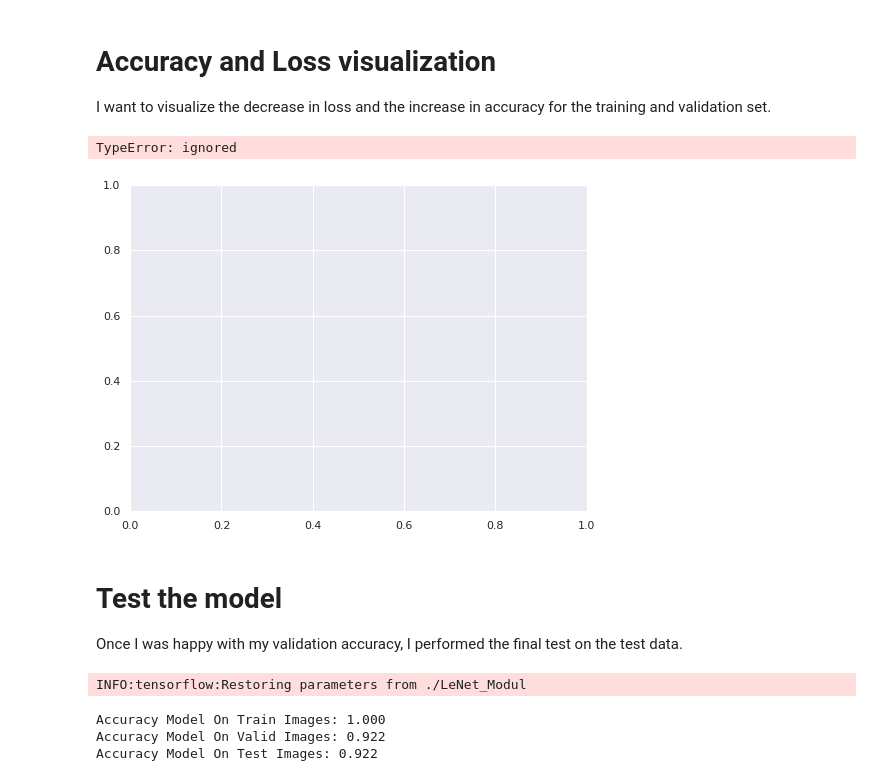
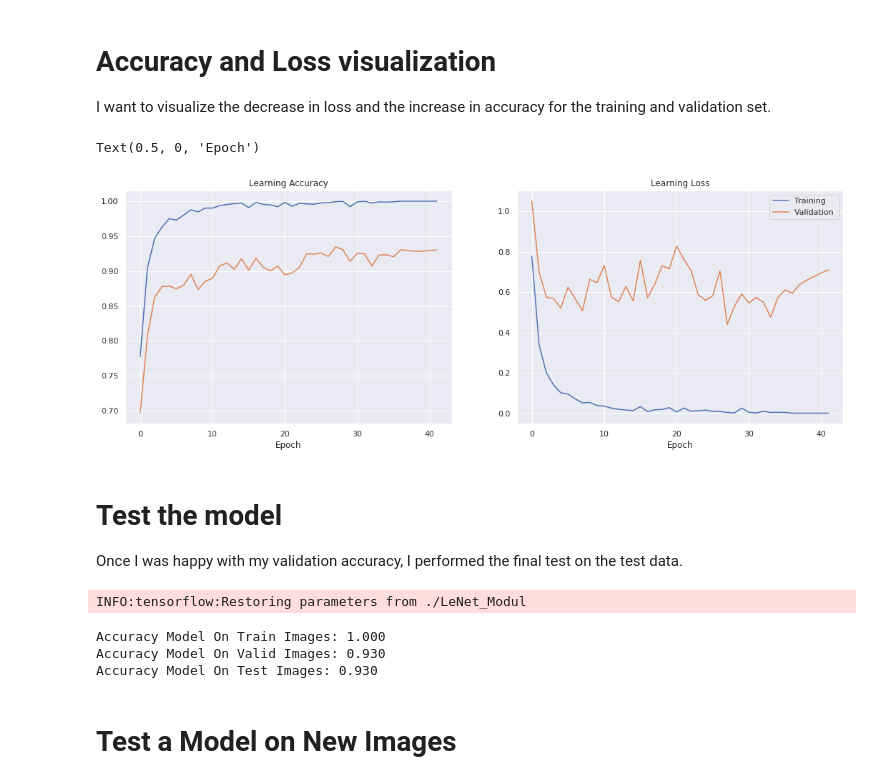
Before and after one commit to oussama95boussaid/Traffic-Sign-Recognition-Classifier-Project, a Jupyter notebook: Traffic_Sign_Classifier.ipynb, the cells around one changed output. Drawn from its saved outputs; the diff is of its cells as text; code cells hidden in the pictures.

```diff
--- a/Traffic_Sign_Classifier.ipynb
+++ b/Traffic_Sign_Classifier.ipynb
@@ -500,5 +505,9 @@ setup_file_logger('training_Modul.log')
 # %%
-saver = tf.compat.v1.train.Saver()
+validation_accuracy = []
+validation_loss = []
+training_accuracy = []
+training_loss = []
+saver1 = tf.compat.v1.train.Saver()
 with tf.compat.v1.Session() as sess:
     sess.run(tf.compat.v1.global_variables_initializer())
     num_examples = len(X_train)
@@ -521,10 +530,14 @@ with tf.compat.v1.Session() as sess:
             log("EPOCH {} ...".format(i+1))
             # Training data
             train_loss, train_accuracy = evaluate(X_train, y_train)
+            training_accuracy.append(train_accuracy)
+            training_loss.append(train_loss)
             log("Training Accuracy = {:.3f}".format(train_accuracy))
             print("Training error = {:.3f} ".format( train_loss ))
             # Validation data
             valid_loss, valid_accuracy = evaluate(X_valid, y_valid)
+            validation_accuracy.append(valid_accuracy)
+            validation_loss.append(valid_loss)
             log("Validation Accuracy = {:.3f}".format(valid_accuracy))
             print("Validation error = {:.3f}".format(valid_loss))
             print()
@@ -537,7 +550,7 @@ with tf.compat.v1.Session() as sess:
           break
 
 
-    saver.save(sess, 'LeNet_Modul')
+    saver1.save(sess, 'LeNet_Modul')
     print("Model saved")
 # %% [output]
 Start Training...
@@ -568,31 +584,31 @@ I want to visualize the decrease in loss and the increase in accuracy for the tr
 # %%
 def plot_curve(ax, data, label):
     x = len(data)
     y = np.arange(x)
     ax.plot(y, data, label=label)
 
 fig = plt.figure(figsize=(18, 6))
 ax=fig.add_subplot(1,2,1)
-plot_curve(ax, train_accuracy, "Training")
-plot_curve(ax, valid_accuracy, "Validation")
-ax.set_title('Accuracy')
+plot_curve(ax, training_accuracy, "Training")
+plot_curve(ax, validation_accuracy, "Validation")
+ax.set_title('Learning Accuracy')
+plt.xlabel('Epoch')
 ax=fig.add_subplot(1,2,2)
-plot_curve(ax, train_loss, "Training ")
-plot_curve(ax, valid_loss, "Validation ")
-ax.set_title('Loss')
-plt.legend(['Training ','Validation'])
-# plt.ylabel('Error')
-# plt.xlabel('Epoch')
-#savefig(saved_figures_folder+"lossAccuracy.png")
+plot_curve(ax, training_loss, "Training ")
+plot_curve(ax, validation_loss, "Validation ")
+ax.set_title('Learning Loss')
+plt.legend()
+plt.xlabel('Epoch')
+#plt.savefig("learning_curve.png")
 # %% [output]
-TypeError: ignored
+Text(0.5, 0, 'Epoch')
-[figure, old version]
+[figure, new version]
 # %% [markdown]
 # **Test the model**
 Once I was happy with my validation accuracy, I performed the final test on the test data.
 # %%
 with tf.compat.v1.Session() as sess:
-    saver.restore(sess, tf.train.latest_checkpoint('.'))
+    saver1.restore(sess, tf.train.latest_checkpoint('.'))
 
     train_loss, train_accuracy = evaluate(X_train, y_train)
     print("Accuracy Model On Train Images: {:.3f}".format(train_accuracy))
@@ -605,5 +621,7 @@ with tf.compat.v1.Session() as sess:
 # %% [output]
 INFO:tensorflow:Restoring parameters from ./LeNet_Modul
 Accuracy Model On Train Images: 1.000
-Accuracy Model On Valid Images: 0.922
-Accuracy Model On Test Images: 0.922
+Accuracy Model On Valid Images: 0.930
+Accuracy Model On Test Images: 0.930
+# %% [markdown]
+# **Test a Model on New Images**
```
Also changed, not shown: parts of 9 cells of this notebook, 4 other files.
